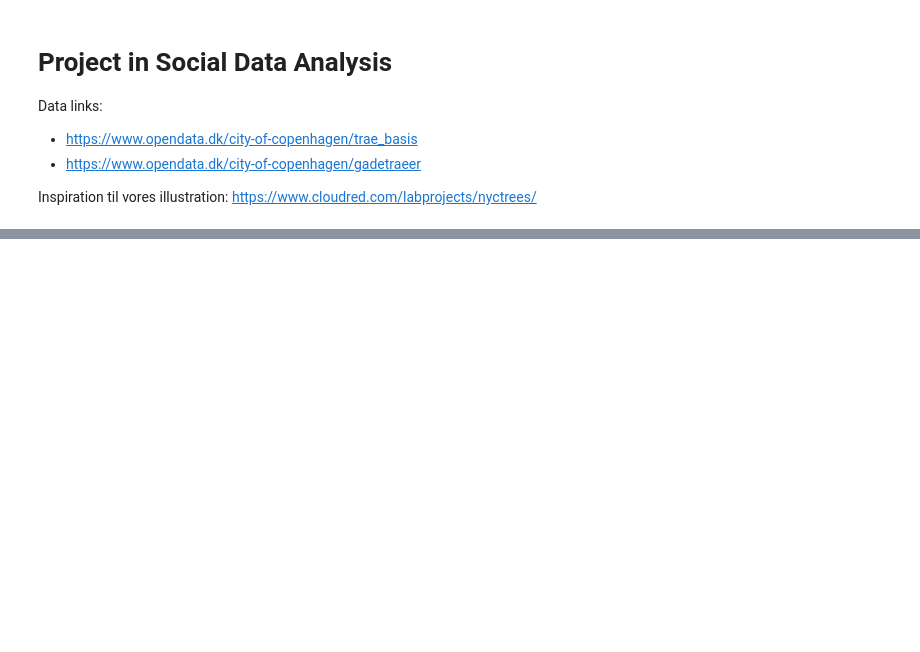
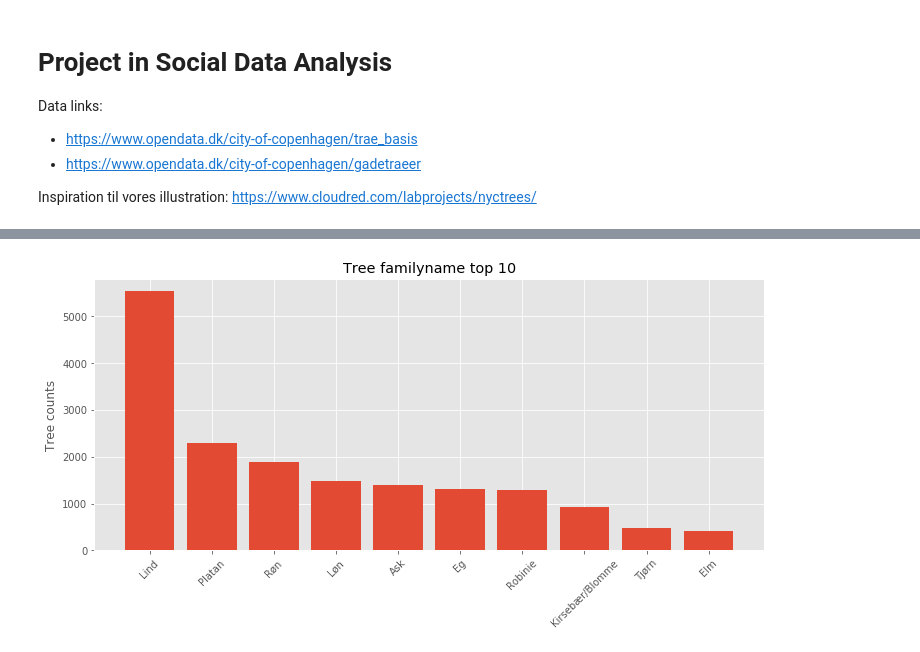
Before and after one commit to KristianBreddam/02806, a Jupyter notebook: Final_Project/SDC-project_Andreas.ipynb, the cells around one changed output, grey strips where cells are left out. Drawn from its saved outputs; the diff is of its cells as text; code cells hidden in the pictures; blank space fills up the shorter version.

```diff
--- a/Final_Project/SDC-project_Andreas.ipynb
+++ b/Final_Project/SDC-project_Andreas.ipynb
@@ -40,0 +51,9 @@ array(['Vesterbro-Kongens Enghave', 'Valby', 'Nørrebro', 'Indre By',
+# %%
+plt.rcParams['figure.figsize'] = (12, 5)
+plt.bar(traer.index[:10],traer.values[:10])
+plt.title("Tree familyname top 10")
+plt.ylabel("Tree counts")
+plt.xticks(rotation=45)
+plt.show()
+# %% [output]
+[figure, added]
```
Also changed, not shown: parts of 38 cells of this notebook.
